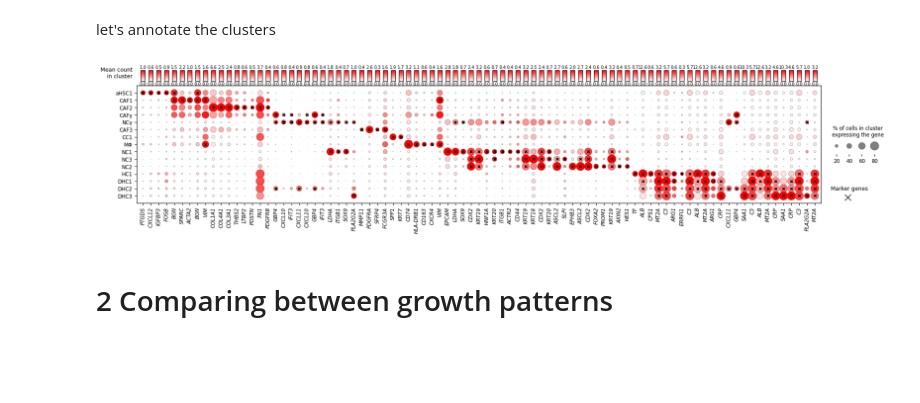
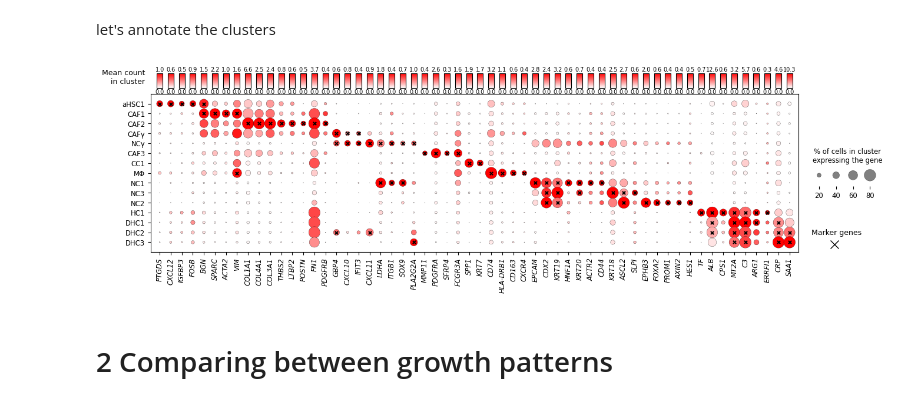
Before and after one commit to axanderssonumu/iss_crclm, a Jupyter notebook: analyses.ipynb, the cells around one changed output. Drawn from its saved outputs; the diff is of its cells as text; code cells hidden in the pictures; blank space fills up the shorter version.

```diff
--- a/analyses.ipynb
+++ b/analyses.ipynb
@@ -404,35 +354,35 @@ cluster_renamer = {
     'Cluster 07' : 'NC1',   # Neoplastic cell 1
     'Cluster 08' : 'NC3',   # Neoplastic cell 3
     'Cluster 09' : 'NC2',   # Neoplastic cell 2
     'Cluster 10' : 'DHC2',  # Damaged hepatocytes
     'Cluster 11' : 'DHC3',  # Damaged hepatocytes
     'Cluster 12' : 'HC1',   # Healthy hepatocytes
     'Cluster 13' : 'DHC1',  # Damaged hepatocytes
     'Cluster 14' : 'CAFγ',  # CAF interferon-stimulated
     'Cluster 15' : 'NCγ',   # Neoplastic interferon-stimulated
 }
 
 ad_new_clusters = ad.copy()
 
 ad_new_clusters.obs['Clusters'] = ad_new_clusters.obs['Clusters'].map(cluster_renamer)
 ad_new_clusters.obs['Clusters'] = ad_new_clusters.obs['Clusters'].astype('category')
 
 cluster_order = ['aHSC1', 'CAF1', 'CAF2', 'CAFγ', 'NCγ', 'CAF3', 'CC1', 'MΦ', 'NC1', 'NC3', 'NC2', 'HC1', 'DHC1', 'DHC2', 'DHC3']
 ad_new_clusters.obs['Clusters'] = ad_new_clusters.obs['Clusters'].cat.reorder_categories(cluster_order, ordered=True)
 
 new_marker_genes = {cluster_renamer[old_cluster]: genes for old_cluster, genes in ad.uns['marker_genes'].items()}
 ad_new_clusters.uns['marker_genes'] = new_marker_genes
 
 custom_dotplot_raw(
     ad_new_clusters,
     cluster_key='Clusters',
     plot_marker_genes=True,
-    figsize=(22, 3.5)
+    figsize=(16, 3.5)
 )
 
 ad_new_clusters.write_h5ad('Preprocessed/adata_with_renamed_clusters_fitered.h5ad')
 # %% [output]
-[figure, old version]
+[figure, new version]
 # %% [markdown]
 # 2 Comparing between growth patterns
 # %% [markdown]
```
Also changed, not shown: parts of 7 cells of this notebook, 3 other files.
